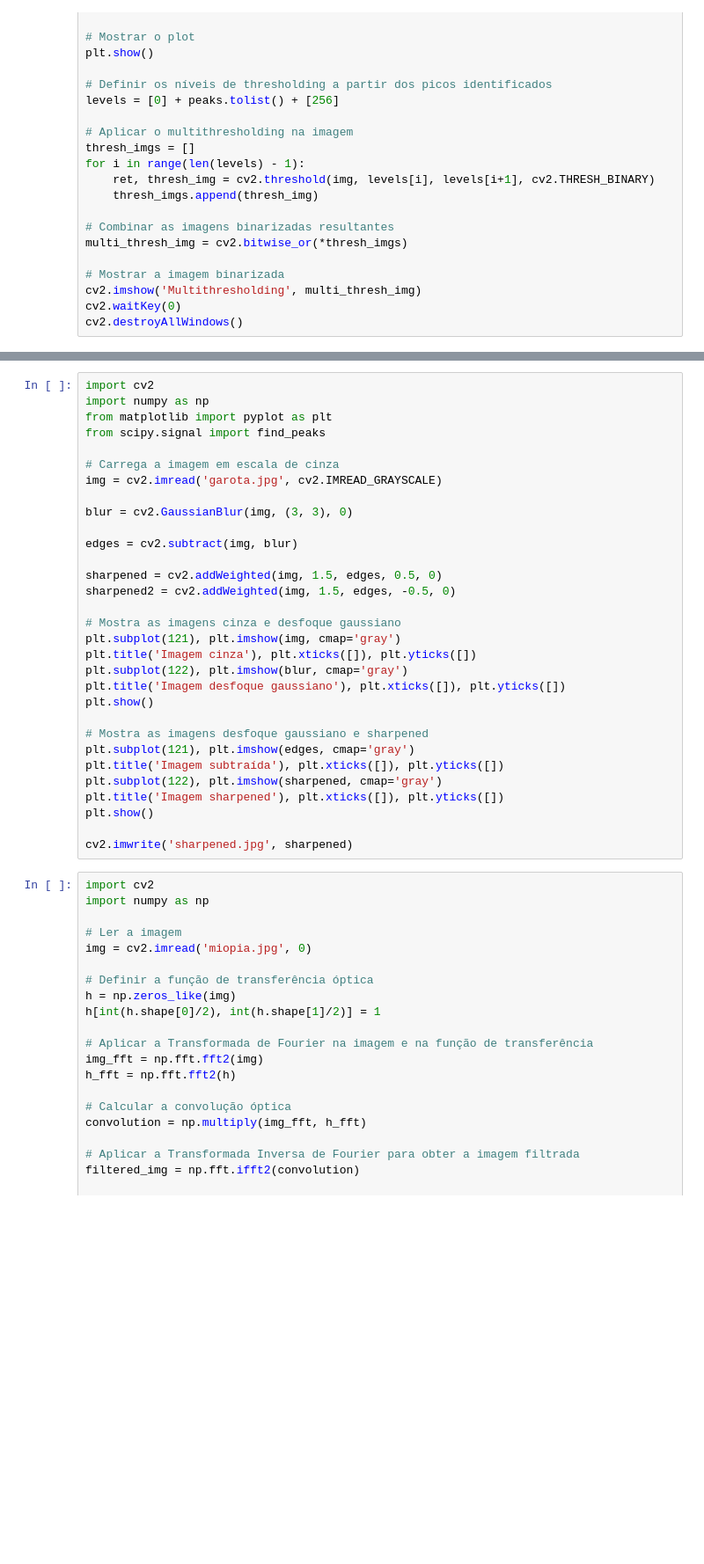
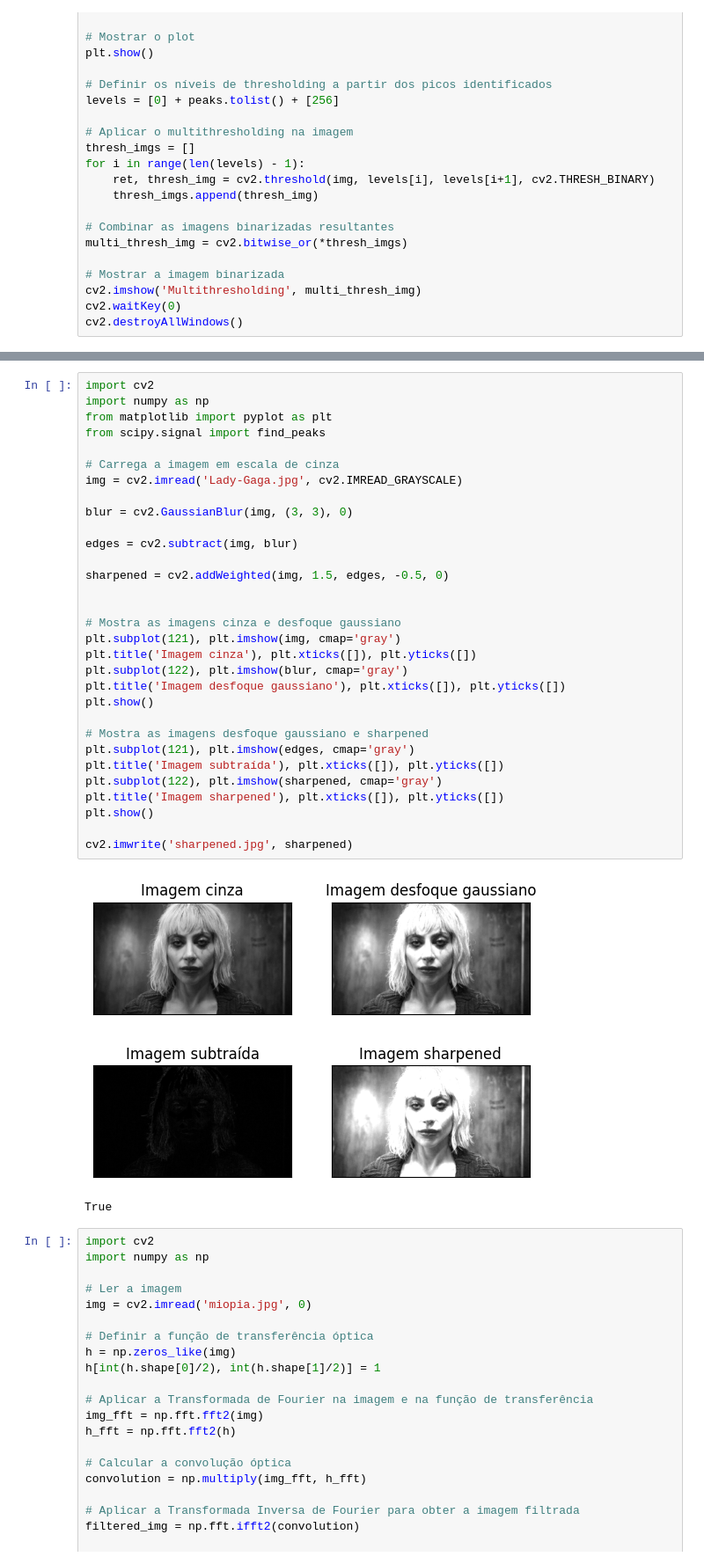
Before and after one commit to vods18/visao-computacional, a Jupyter notebook: workflow.ipynb, the cells around one changed output, grey strips where cells are left out. Shown at 88% size. Saved outputs shown, nothing was run; the diff lists cells and outputs as text; blank space fills up the shorter version.

```diff
--- a/workflow.ipynb
+++ b/workflow.ipynb
@@ -121,34 +143,38 @@ hist, bins = np.histogram(equalized_img.ravel(), 256, [0,256])
 # %%
 import cv2
 import numpy as np
 from matplotlib import pyplot as plt
 from scipy.signal import find_peaks
 
 # Carrega a imagem em escala de cinza
-img = cv2.imread('garota.jpg', cv2.IMREAD_GRAYSCALE)
+img = cv2.imread('Lady-Gaga.jpg', cv2.IMREAD_GRAYSCALE)
 
 blur = cv2.GaussianBlur(img, (3, 3), 0)
 
 edges = cv2.subtract(img, blur)
 
-sharpened = cv2.addWeighted(img, 1.5, edges, 0.5, 0)
-sharpened2 = cv2.addWeighted(img, 1.5, edges, -0.5, 0)
+sharpened = cv2.addWeighted(img, 1.5, edges, -0.5, 0)
+
 
 # Mostra as imagens cinza e desfoque gaussiano
 plt.subplot(121), plt.imshow(img, cmap='gray')
 plt.title('Imagem cinza'), plt.xticks([]), plt.yticks([])
 plt.subplot(122), plt.imshow(blur, cmap='gray')
 plt.title('Imagem desfoque gaussiano'), plt.xticks([]), plt.yticks([])
 plt.show()
 
 # Mostra as imagens desfoque gaussiano e sharpened
 plt.subplot(121), plt.imshow(edges, cmap='gray')
 plt.title('Imagem subtraída'), plt.xticks([]), plt.yticks([])
 plt.subplot(122), plt.imshow(sharpened, cmap='gray')
 plt.title('Imagem sharpened'), plt.xticks([]), plt.yticks([])
 plt.show()
 
 cv2.imwrite('sharpened.jpg', sharpened)
+# %% [output]
+[figure, added]
+[figure, added]
+True
 # %%
 import cv2
 import numpy as np
```
Also changed, not shown: parts of 1 cell of this notebook.
